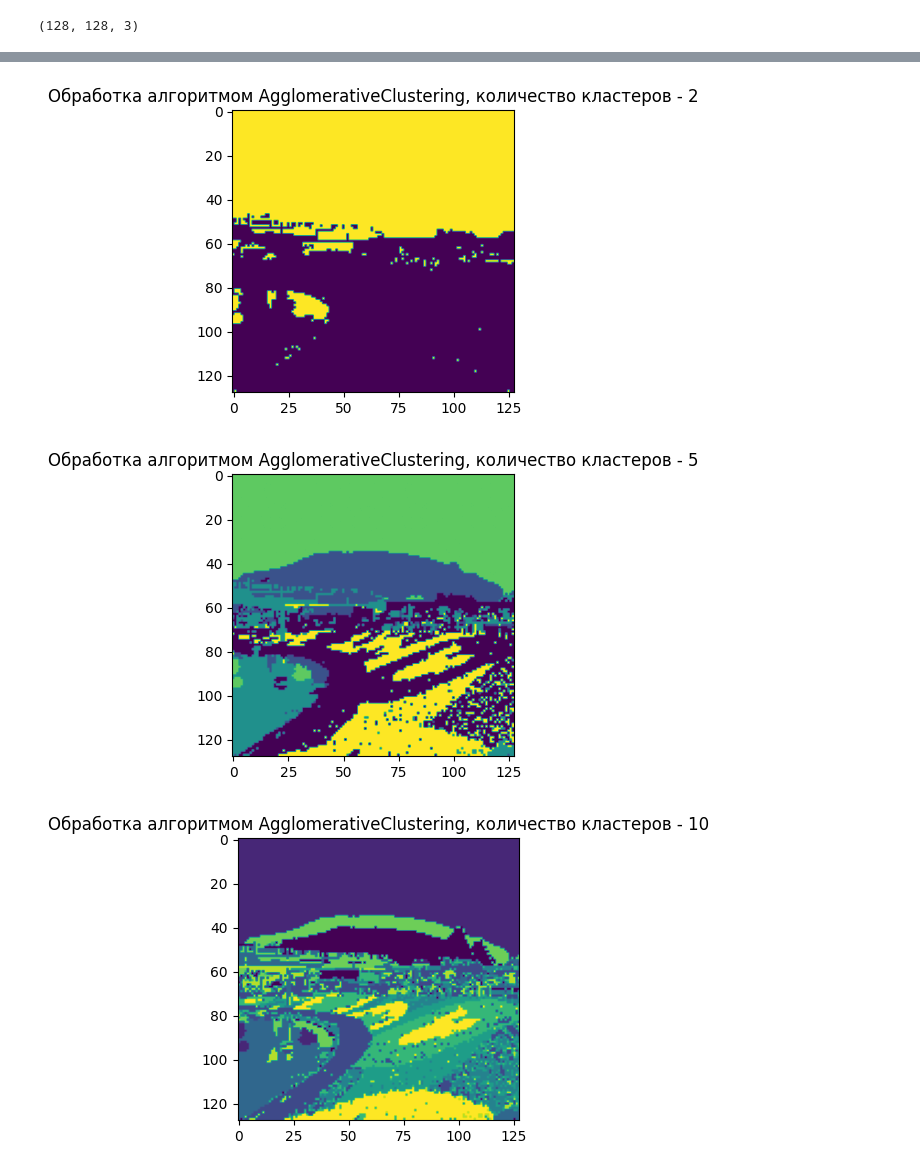
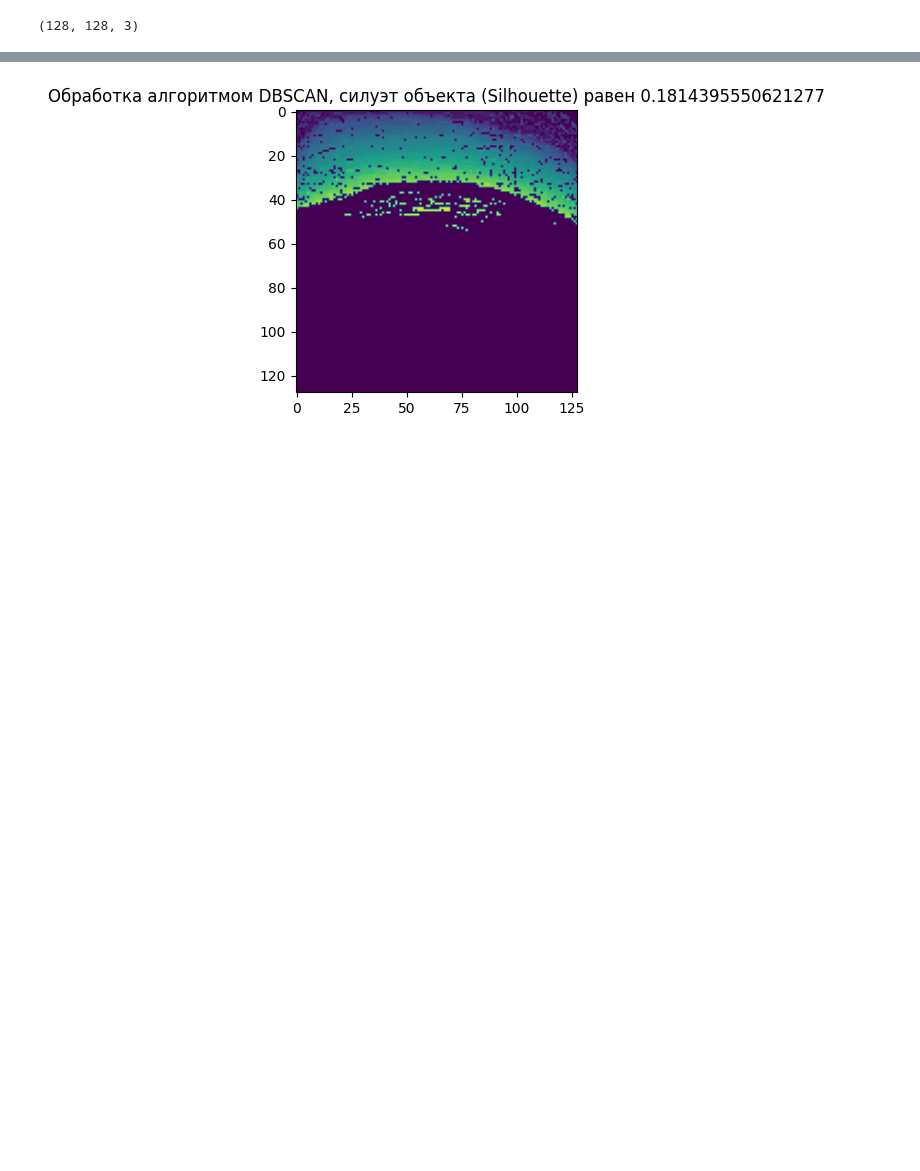
Before and after one commit to OVP2023/ML, a Jupyter notebook: кластеризация_дз_v2.ipynb, the cells around one changed output, grey strips where cells are left out. Drawn from its saved outputs; the diff is of its cells as text; code cells hidden in the pictures; blank space fills up the shorter version.

```diff
--- a/кластеризация_дз_v2.ipynb
+++ b/кластеризация_дз_v2.ipynb
@@ -118,30 +134,19 @@ for  algorithm in algorithms:
 # %%
-from sklearn.cluster import AgglomerativeClustering
+from sklearn.cluster import DBSCAN
 
-algorithms_ac = [
-    AgglomerativeClustering(n_clusters=2),
-    AgglomerativeClustering(n_clusters=5),
-    AgglomerativeClustering(n_clusters=10),
-    AgglomerativeClustering(n_clusters=20)
-]
+X3=img_small.reshape((-1, 3))
+height_s, width_s, channels_s = img_small.shape
 
-X2=img_small.reshape((-1, 3))
-height_s, width_s, channels_s = img_small.shape
-i=0
-list_=[2,5,10,20]
-for  algo in algorithms_ac:
-    # кластеризуем
-    clusters = algo.fit_predict(X2)
-    if algo.__class__.__name__ in {'AgglomerativeClustering'}:
-        label_aggl=algo.labels_
-        segmented_img_aggl = label_aggl.reshape((height_s, width_s))
-        plt.subplot(1, 2, 2)
-        title_='Обработка алгоритмом AgglomerativeClustering, количество кластеров - '+str(list_[i])
-        plt.title(title_)
-        plt.imshow(segmented_img_aggl, cmap='viridis')
-        plt.show()
-        i+=1
+model = DBSCAN()
+preds = model.fit_predict(X3)
+
+label_dbscan=model.labels_
+segmented_img_dbscan = label_dbscan.reshape((height_s, width_s))
+
+plt.subplot(1, 2, 2)
+title_='Обработка алгоритмом DBSCAN'+', cилуэт объекта (Silhouette) равен '+str(metrics.silhouette_score(X3, model.labels_))
+plt.title(title_)
+plt.imshow(segmented_img_dbscan, cmap='viridis')
+plt.show()
 # %% [output]
-[figure, old version]
+[figure, new version]
-[figure, removed]
-[figure, removed]
```
Also changed, not shown: parts of 7 cells of this notebook.
